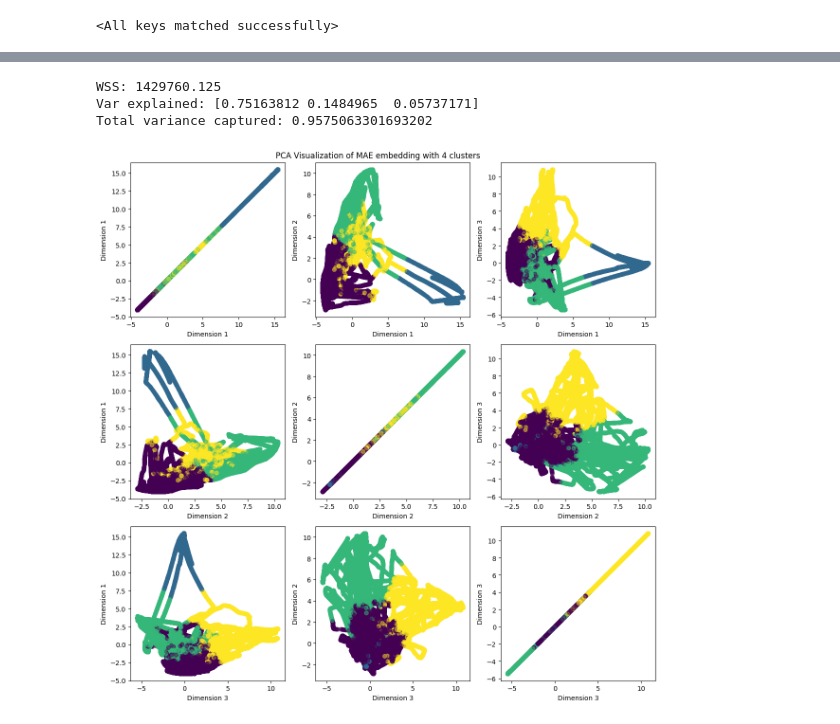
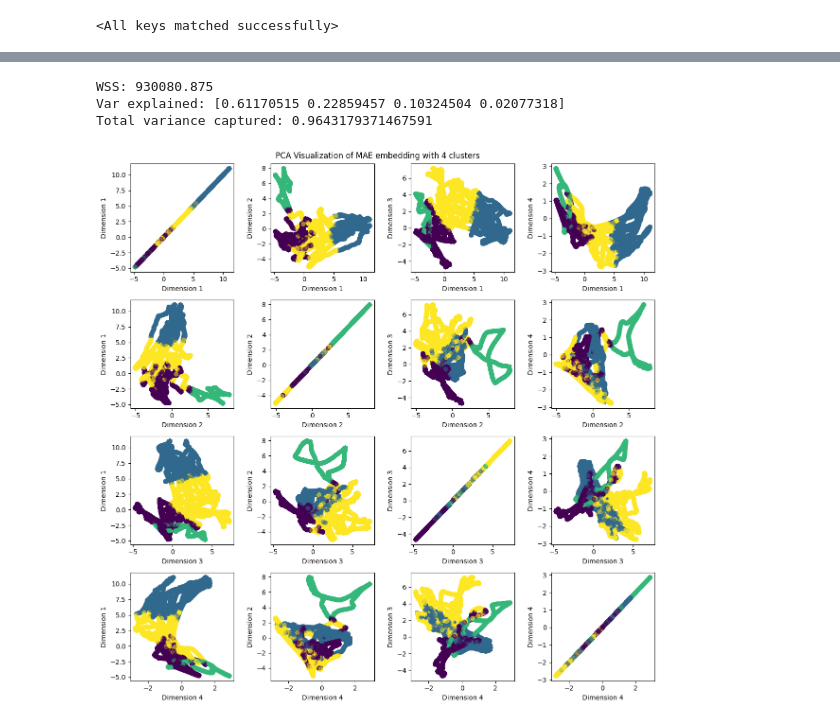
Before and after one commit to Musa-Azeem/eating-detection, a Jupyter notebook: masked_autoencoder.ipynb, the cells around one changed output, grey strips where cells are left out. Saved outputs shown, nothing was run; the diff lists cells and outputs as text; code cells hidden in the pictures.

```diff
--- a/masked_autoencoder.ipynb
+++ b/masked_autoencoder.ipynb
@@ -57,5 +58,5 @@ optimization_loop_xonly(
 )
 # %%
-model.load_state_dict(torch.load('dev/7_mae/alpha/best_model.pt'))
+model.load_state_dict(torch.load('dev/7_mae/beta/best_model.pt'))
 # %% [output]
 <All keys matched successfully>
@@ -65,0 +63,12 @@ len(trainloader)
+# %%
+for X in trainloader:
+    X = X.view(-1, 3, WINSIZE).to(DEVICE)
+    X = model.e(X)
+    x_masked = X.view(256,64,1001//11,-1).clone()
+    print(x_masked.shape)
+    mask = torch.rand(x_masked.shape[0], 1, x_masked.shape[2]) < .25 # maskpct% of values are True
+    mask = mask.expand(-1,model.enc_dims[-1],-1)                         # expand to all 64 dims
+    x_masked[mask] = torch.randn(x_masked.shape)[mask].to(X.device)
+    x_masked = x_masked.flatten(start_dim=2) # make sure in right order
+    print(mask.shape)
+    break
@@ -66,3 +95,31 @@ len(trainloader)
+# %%
+import plotly.express as px
+import pandas as pd
+
+embedding = []
+Xs = []
+for X in trainloader:
+    x = X.view(-1, 3, WINSIZE).to(DEVICE)
+    x = model.e(x)
+    mask = torch.rand(x.shape[0], 1, x.shape[2]) < 0.75 # maskpct% of values are True
+    mask = mask.expand(-1, model.enc_dims[-1],-1)                         # expand to all 64 dims
+    x_masked = x.clone()
+    x_masked[mask] = torch.randn(x.shape)[mask].to(x.device)
+    x = model.r(x_masked)
+    logits = model.d(x).flatten(start_dim=1).detach().cpu()
+    break
+# %%
+i = 8
+df = pd.DataFrame({
+    'x': X[i,:1001],
+    'y': X[i,1001:2002],
+    'z': X[i,2002:],
+    'x_pred': logits[i,:1001],
+    'y_pred': logits[i,1001:2002],
+    'z_pred': logits[i,2002:],
+})
+fig = px.line(df, x=df.index, y=['x', 'x_pred', 'y', 'y_pred', 'z', 'z_pred'])
+fig.show(renderer='browser')
 # %%
 import matplotlib.pyplot as plt
 
@@ -155,35 +205,35 @@ from sklearn.decomposition import PCA
 from sklearn.cluster import KMeans
 
 emb_np = embedding.numpy()
 
 # Cluster each sample (1001 dims) into one of 4 clusters
 num_clusters = 4
 kmeans = KMeans(n_clusters=num_clusters)
 cluster_labels = kmeans.fit_predict(emb_np)
 
 print(f'WSS: {kmeans.inertia_}')
 
 # four components
-n_comp = 3
+n_comp = 4
 pca = PCA(n_components=n_comp)
 data_pca = pca.fit_transform(embedding)
 
 print(f'Var explained: {pca.explained_variance_ratio_}')
 print(f'Total variance captured: {sum(pca.explained_variance_ratio_)}')
 
 fig, axs = plt.subplots(n_comp, n_comp, figsize=(12, 12))
 fig.suptitle('PCA Visualization of MAE embedding with 4 clusters')
 
 for i in range(n_comp):
     for j in range(n_comp):
         axs[i, j].scatter(data_pca[:, i], data_pca[:, j], alpha=0.5, c=cluster_labels, cmap='viridis')
         axs[i, j].set_xlabel(f'Dimension {i + 1}')
         axs[i, j].set_ylabel(f'Dimension {j + 1}')
 
 plt.tight_layout()
 plt.show()
 # %% [output]
-WSS: 1429760.125
-Var explained: [0.75163812 0.1484965  0.05737171]
-Total variance captured: 0.9575063301693202
+WSS: 930080.875
+Var explained: [0.61170515 0.22859457 0.10324504 0.02077318]
+Total variance captured: 0.9643179371467591
-[figure, old version]
+[figure, new version]
```
Also changed, not shown: parts of 14 cells of this notebook, 8 other files.
